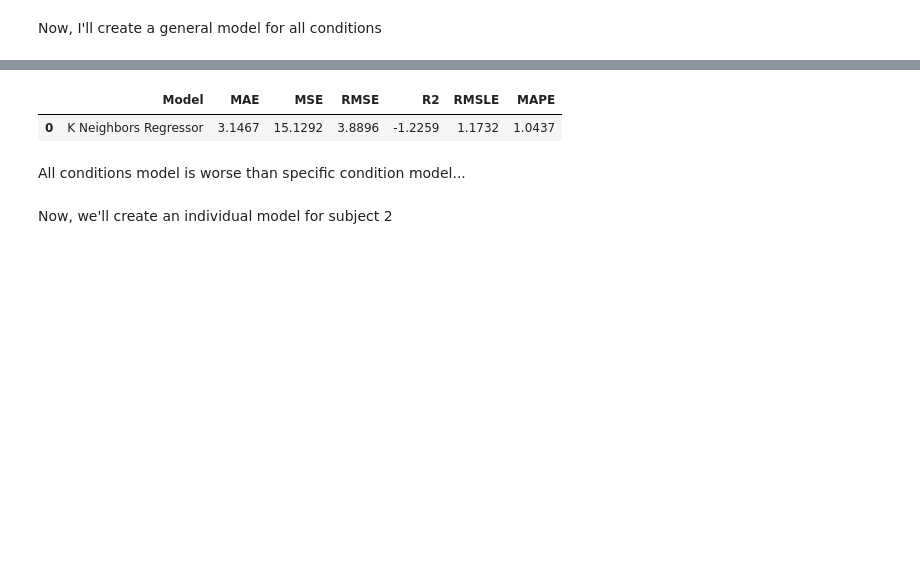
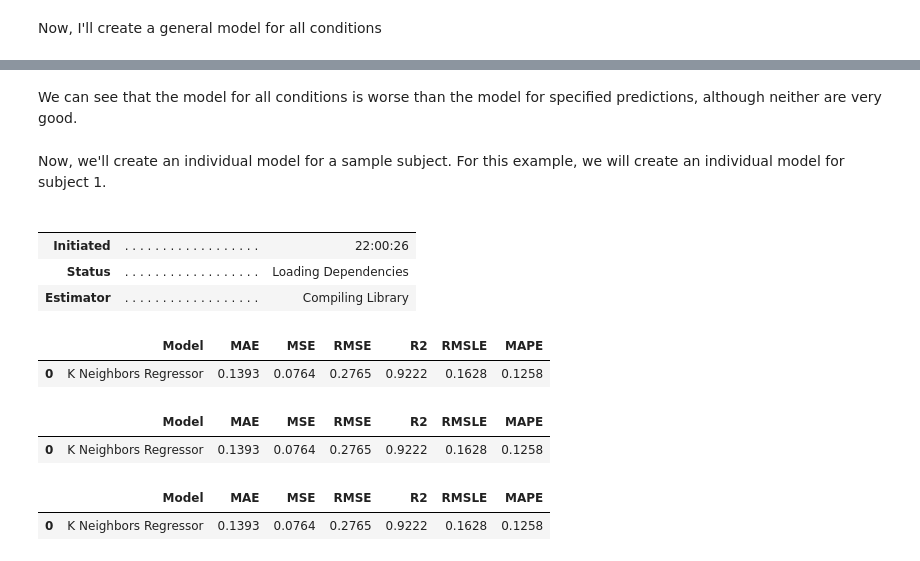
Before and after one commit to fmegahed/shoulder_fatigue_modeling, a Jupyter notebook: models.ipynb, the cells around one changed output, grey strips where cells are left out. Cells and saved outputs as stored; diff of their text form; code cells hidden in the pictures; blank space fills up the shorter version.

```diff
--- a/models.ipynb
+++ b/models.ipynb
@@ -93,9 +97,25 @@ best_model2 = compare_models()
-# %%
-predictions = predict_model(best_model2, data=test)
-# %% [output]
-|  | Model | MAE | MSE | RMSE | R2 | RMSLE | MAPE |
-| 0 | K Neighbors Regressor | 3.1467 | 15.1292 | 3.8896 | -1.2259 | 1.1732 | 1.0437 |
-# %% [markdown]
-All conditions model is worse than specific condition model...
+# %% [markdown]
+We can see that the model for all conditions is worse than the model for specified predictions, although neither are very good.
 # %% [markdown]
-Now, we'll create an individual model for subject 2
+Now, we'll create an individual model for a sample subject. For this example, we will create an individual model for subject 1.
+# %%
+df_subject = df[filt_subject]
+
+train = df_subject.sample(frac=0.8, random_state=42)
+test = df_subject.drop(train.index)
+
+reg = setup(data=train, target='rpe')
+model_subject = compare_models()
+predictions = predict_model(model_subject, data=test)
+# %% [output]
+|  |  |  |
+|  |  |  |
+| Initiated | . . . . . . . . . . . . . . . . . . | 22:00:26 |
+| Status | . . . . . . . . . . . . . . . . . . | Loading Dependencies |
+| Estimator | . . . . . . . . . . . . . . . . . . | Compiling Library |
+|  | Model | MAE | MSE | RMSE | R2 | RMSLE | MAPE |
+| 0 | K Neighbors Regressor | 0.1393 | 0.0764 | 0.2765 | 0.9222 | 0.1628 | 0.1258 |
+|  | Model | MAE | MSE | RMSE | R2 | RMSLE | MAPE |
+| 0 | K Neighbors Regressor | 0.1393 | 0.0764 | 0.2765 | 0.9222 | 0.1628 | 0.1258 |
+|  | Model | MAE | MSE | RMSE | R2 | RMSLE | MAPE |
+| 0 | K Neighbors Regressor | 0.1393 | 0.0764 | 0.2765 | 0.9222 | 0.1628 | 0.1258 |
```
Also changed, not shown: parts of 13 cells of this notebook.
